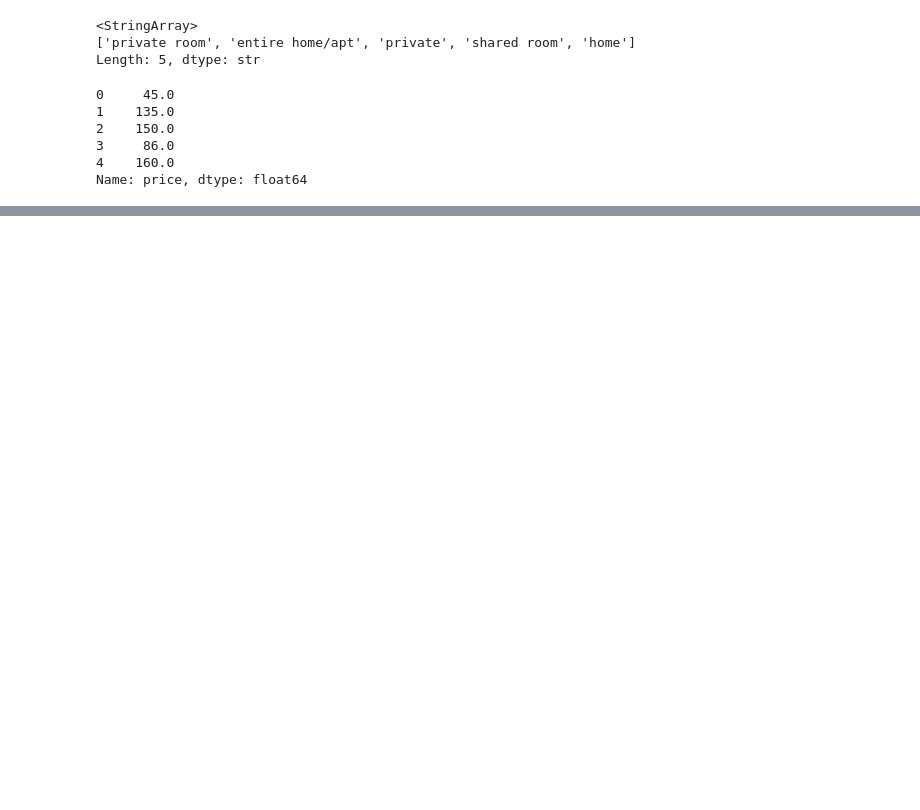
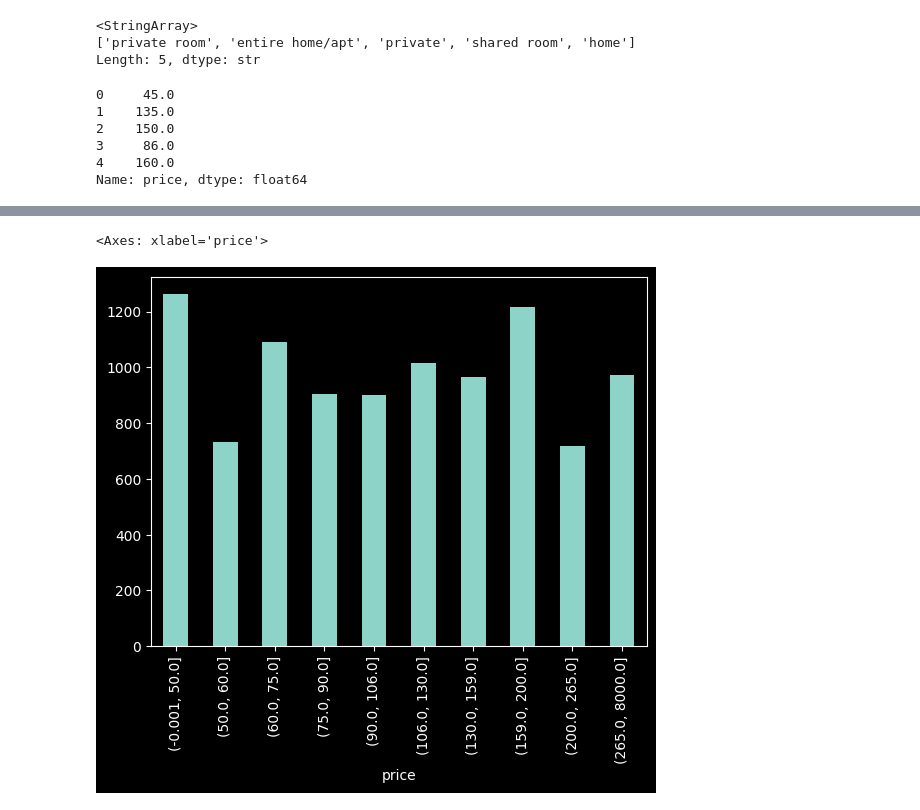
Before and after one commit to hubert21377/Data_Analysis_Workshops, a Jupyter notebook: zad1.ipynb, the cells around one changed output, grey strips where cells are left out. Saved outputs shown, nothing was run; the diff lists cells and outputs as text; code cells hidden in the pictures; blank space fills up the shorter version.

```diff
--- a/zad1.ipynb
+++ b/zad1.ipynb
@@ -68,0 +62,6 @@ Name: count, dtype: int64
+# %%
+price_qcut = pd.qcut(airbnb['price'], q=10)
+price_qcut.value_counts().sort_index().plot(kind='bar')
+# %% [output]
+<Axes: xlabel='price'>
+[figure, added]
```
Also changed, not shown: parts of 4 cells of this notebook.
